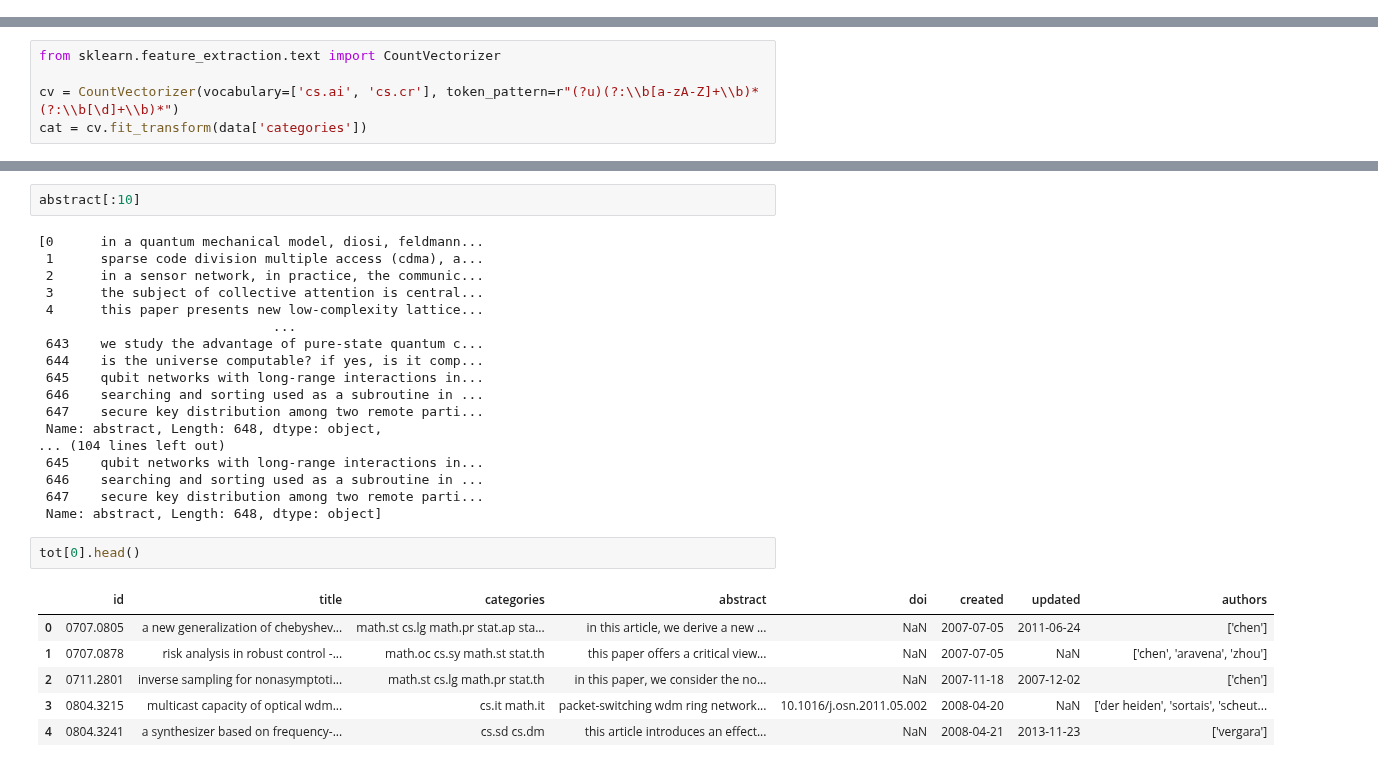
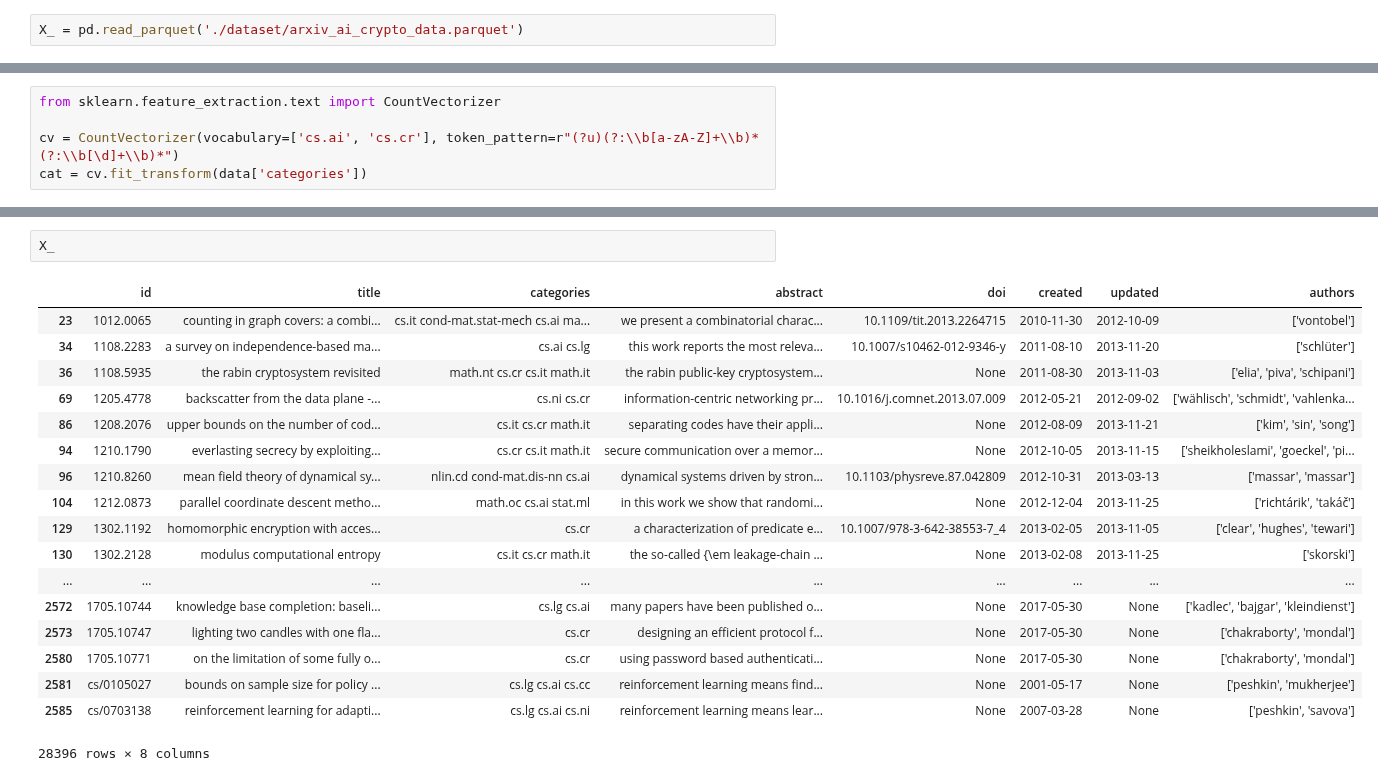
Before and after one commit to IIT-ML/interpretable-text-classification, a Jupyter notebook: arxiv_bulk_data_access.ipynb, the cells around one changed output, grey strips where cells are left out. Cells and saved outputs as stored; diff of their text form.

```diff
--- a/arxiv_bulk_data_access.ipynb
+++ b/arxiv_bulk_data_access.ipynb
@@ -258,0 +272,2 @@ X_.head()
+# %%
+X_ = pd.read_parquet('./dataset/arxiv_ai_crypto_data.parquet')
@@ -326,29 +294,21 @@ for y in year:
-# %%
-abstract[:10]
-# %% [output]
-[0      in a quantum mechanical model, diosi, feldmann...
- 1      sparse code division multiple access (cdma), a...
- 2      in a sensor network, in practice, the communic...
- 3      the subject of collective attention is central...
- 4      this paper presents new low-complexity lattice...
-                              ...
- 643    we study the advantage of pure-state quantum c...
- 644    is the universe computable? if yes, is it comp...
- 645    qubit networks with long-range interactions in...
- 646    searching and sorting used as a subroutine in ...
- 647    secure key distribution among two remote parti...
- Name: abstract, Length: 648, dtype: object,
-... (104 lines left out)
- 645    qubit networks with long-range interactions in...
- 646    searching and sorting used as a subroutine in ...
- 647    secure key distribution among two remote parti...
- Name: abstract, Length: 648, dtype: object]
-# %%
-tot[0].head()
-# %% [output]
-|  | id | title | categories | abstract | doi | created | updated | authors |
-| 0 | 0707.0805 | a new generalization of chebyshev... | math.st cs.lg math.pr stat.ap sta... | in this article, we derive a new ... | NaN | 2007-07-05 | 2011-06-24 | ['chen'] |
-| 1 | 0707.0878 | risk analysis in robust control -... | math.oc cs.sy math.st stat.th | this paper offers a critical view... | NaN | 2007-07-05 | NaN | ['chen', 'aravena', 'zhou'] |
-| 2 | 0711.2801 | inverse sampling for nonasymptoti... | math.st cs.lg math.pr stat.th | in this paper, we consider the no... | NaN | 2007-11-18 | 2007-12-02 | ['chen'] |
-| 3 | 0804.3215 | multicast capacity of optical wdm... | cs.it math.it | packet-switching wdm ring network... | 10.1016/j.osn.2011.05.002 | 2008-04-20 | NaN | ['der heiden', 'sortais', 'scheut... |
-| 4 | 0804.3241 | a synthesizer based on frequency-... | cs.sd cs.dm | this article introduces an effect... | NaN | 2008-04-21 | 2013-11-23 | ['vergara'] |
+# %%
+X_
+# %% [output]
+|  | id | title | categories | abstract | doi | created | updated | authors |
+| 23 | 1012.0065 | counting in graph covers: a combi... | cs.it cond-mat.stat-mech cs.ai ma... | we present a combinatorial charac... | 10.1109/tit.2013.2264715 | 2010-11-30 | 2012-10-09 | ['vontobel'] |
+| 34 | 1108.2283 | a survey on independence-based ma... | cs.ai cs.lg | this work reports the most releva... | 10.1007/s10462-012-9346-y | 2011-08-10 | 2013-11-20 | ['schlüter'] |
+| 36 | 1108.5935 | the rabin cryptosystem revisited | math.nt cs.cr cs.it math.it | the rabin public-key cryptosystem... | None | 2011-08-30 | 2013-11-03 | ['elia', 'piva', 'schipani'] |
+| 69 | 1205.4778 | backscatter from the data plane -... | cs.ni cs.cr | information-centric networking pr... | 10.1016/j.comnet.2013.07.009 | 2012-05-21 | 2012-09-02 | ['wählisch', 'schmidt', 'vahlenka... |
+| 86 | 1208.2076 | upper bounds on the number of cod... | cs.it cs.cr math.it | separating codes have their appli... | None | 2012-08-09 | 2013-11-21 | ['kim', 'sin', 'song'] |
+| 94 | 1210.1790 | everlasting secrecy by exploiting... | cs.cr cs.it math.it | secure communication over a memor... | None | 2012-10-05 | 2013-11-15 | ['sheikholeslami', 'goeckel', 'pi... |
+| 96 | 1210.8260 | mean field theory of dynamical sy... | nlin.cd cond-mat.dis-nn cs.ai | dynamical systems driven by stron... | 10.1103/physreve.87.042809 | 2012-10-31 | 2013-03-13 | ['massar', 'massar'] |
+| 104 | 1212.0873 | parallel coordinate descent metho... | math.oc cs.ai stat.ml | in this work we show that randomi... | None | 2012-12-04 | 2013-11-25 | ['richtárik', 'takáč'] |
+| 129 | 1302.1192 | homomorphic encryption with acces... | cs.cr | a characterization of predicate e... | 10.1007/978-3-642-38553-7_4 | 2013-02-05 | 2013-11-05 | ['clear', 'hughes', 'tewari'] |
+| 130 | 1302.2128 | modulus computational entropy | cs.it cs.cr math.it | the so-called {\em leakage-chain ... | None | 2013-02-08 | 2013-11-25 | ['skorski'] |
+| ... | ... | ... | ... | ... | ... | ... | ... | ... |
+| 2572 | 1705.10744 | knowledge base completion: baseli... | cs.lg cs.ai | many papers have been published o... | None | 2017-05-30 | None | ['kadlec', 'bajgar', 'kleindienst'] |
+| 2573 | 1705.10747 | lighting two candles with one fla... | cs.cr | designing an efficient protocol f... | None | 2017-05-30 | None | ['chakraborty', 'mondal'] |
+| 2580 | 1705.10771 | on the limitation of some fully o... | cs.cr | using password based authenticati... | None | 2017-05-30 | None | ['chakraborty', 'mondal'] |
+| 2581 | cs/0105027 | bounds on sample size for policy ... | cs.lg cs.ai cs.cc | reinforcement learning means find... | None | 2001-05-17 | None | ['peshkin', 'mukherjee'] |
+| 2585 | cs/0703138 | reinforcement learning for adapti... | cs.lg cs.ai cs.ni | reinforcement learning means lear... | None | 2007-03-28 | None | ['peshkin', 'savova'] |
+28396 rows × 8 columns
```
Also changed, not shown: parts of 12 cells of this notebook.
